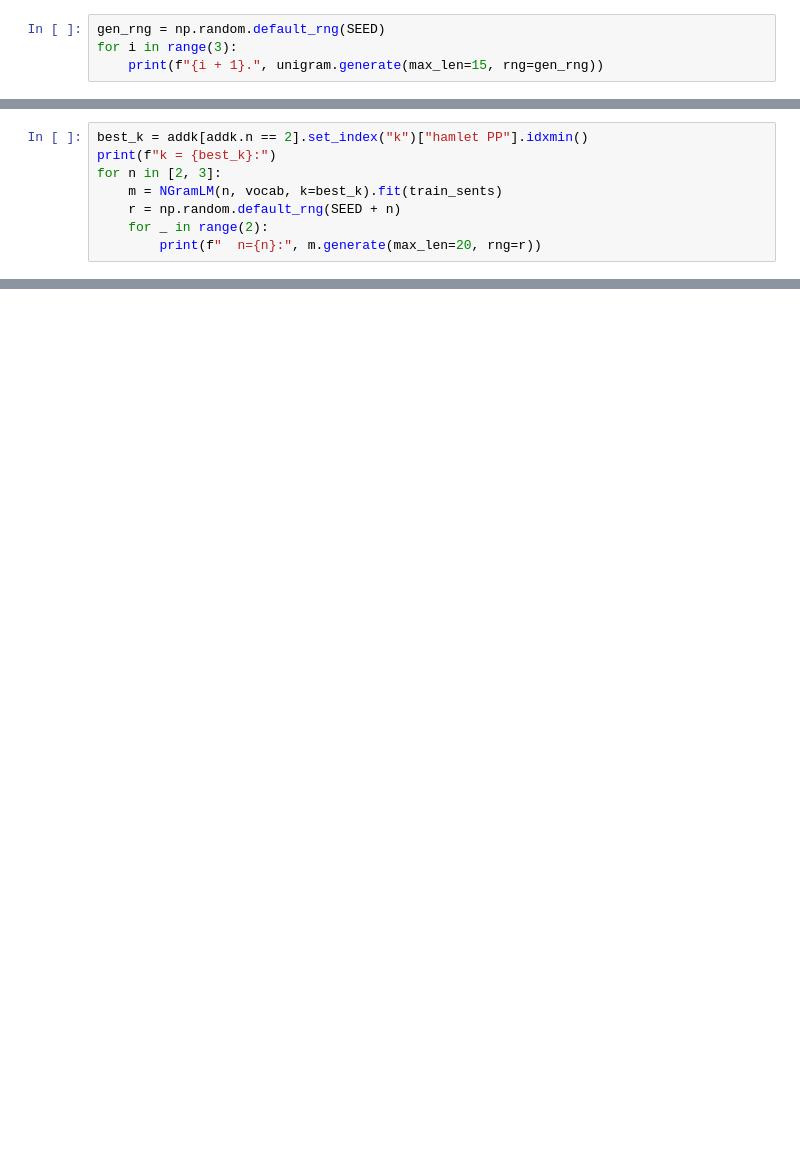
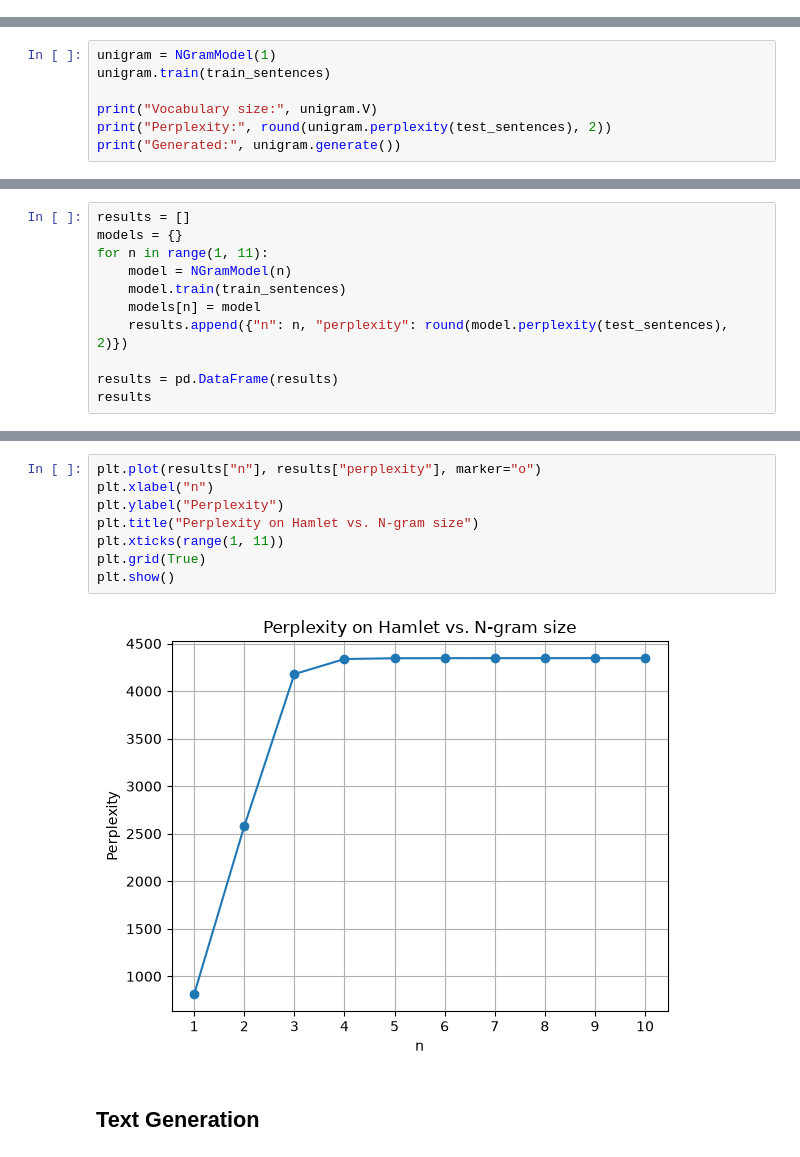
Before and after one commit to omarzydan610/N-gram-and-Text-Classification, a Jupyter notebook: lab1.ipynb, the cells around one changed output, grey strips where cells are left out. Drawn from its saved outputs; the diff is of its cells as text; blank space fills up the shorter version.

```diff
--- a/lab1.ipynb
+++ b/lab1.ipynb
@@ -298,4 +0,0 @@ Hamlet perplexity:   186.44
-# %%
-gen_rng = np.random.default_rng(SEED)
-for i in range(3):
-    print(f"{i + 1}.", unigram.generate(max_len=15, rng=gen_rng))
@@ -451,8 +0,0 @@ plt.show()
-# %%
-best_k = addk[addk.n == 2].set_index("k")["hamlet PP"].idxmin()
-print(f"k = {best_k}:")
-for n in [2, 3]:
-    m = NGramLM(n, vocab, k=best_k).fit(train_sents)
-    r = np.random.default_rng(SEED + n)
-    for _ in range(2):
-        print(f"  n={n}:", m.generate(max_len=20, rng=r))
@@ -501,0 +98,7 @@ Bigram text without stopwords (k = 0.01):
+# %%
+unigram = NGramModel(1)
+unigram.train(train_sentences)
+
+print("Vocabulary size:", unigram.V)
+print("Perplexity:", round(unigram.perplexity(test_sentences), 2))
+print("Generated:", unigram.generate())
@@ -501,0 +111,11 @@ Bigram text without stopwords (k = 0.01):
+# %%
+results = []
+models = {}
+for n in range(1, 11):
+    model = NGramModel(n)
+    model.train(train_sentences)
+    models[n] = model
+    results.append({"n": n, "perplexity": round(model.perplexity(test_sentences), 2)})
+
+results = pd.DataFrame(results)
+results
@@ -501,0 +134,12 @@ Bigram text without stopwords (k = 0.01):
+# %%
+plt.plot(results["n"], results["perplexity"], marker="o")
+plt.xlabel("n")
+plt.ylabel("Perplexity")
+plt.title("Perplexity on Hamlet vs. N-gram size")
+plt.xticks(range(1, 11))
+plt.grid(True)
+plt.show()
+# %% [output]
+[figure, added]
+# %% [markdown]
+## Text Generation
```
Also changed, not shown: parts of 40 cells of this notebook, 6 other files.
